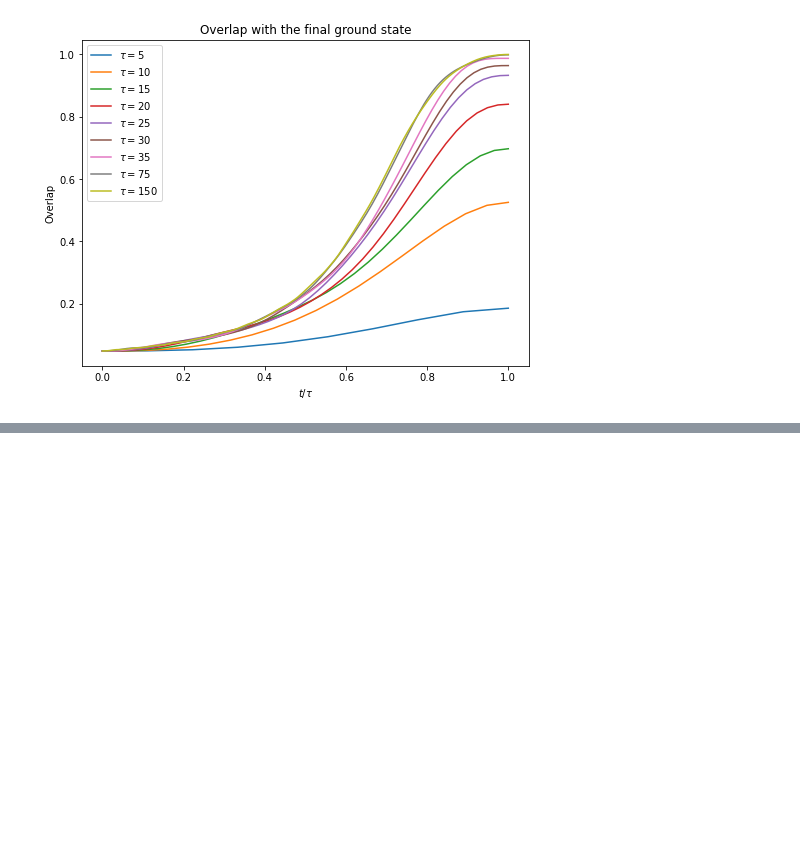
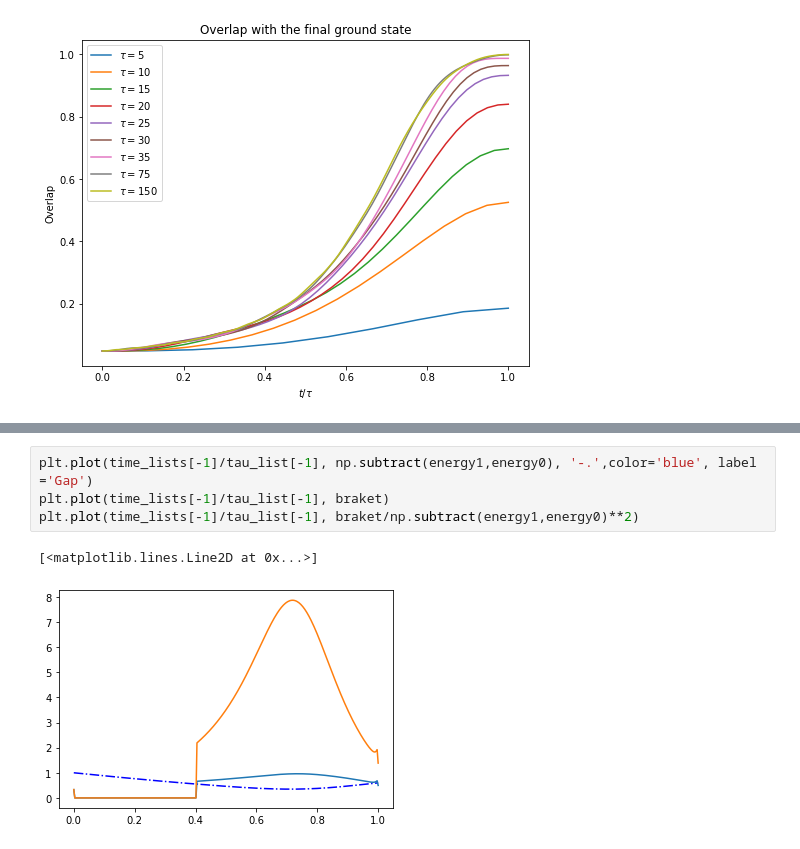
Before and after one commit to raquelgb98/TFG-fisica, a Jupyter notebook: ASP_H2.ipynb, the cells around one changed output, grey strips where cells are left out. Cells and saved outputs as stored; diff of their text form; blank space fills up the shorter version.

```diff
--- a/ASP_H2.ipynb
+++ b/ASP_H2.ipynb
@@ -371,0 +428,7 @@ plt.show()
+# %%
+plt.plot(time_lists[-1]/tau_list[-1], np.subtract(energy1,energy0), '-.',color='blue', label ='Gap')
+plt.plot(time_lists[-1]/tau_list[-1], braket)
+plt.plot(time_lists[-1]/tau_list[-1], braket/np.subtract(energy1,energy0)**2)
+# %% [output]
+[<matplotlib.lines.Line2D at 0x...>]
+[figure, added]
```
Also changed, not shown: parts of 12 cells of this notebook, 1 other file.
